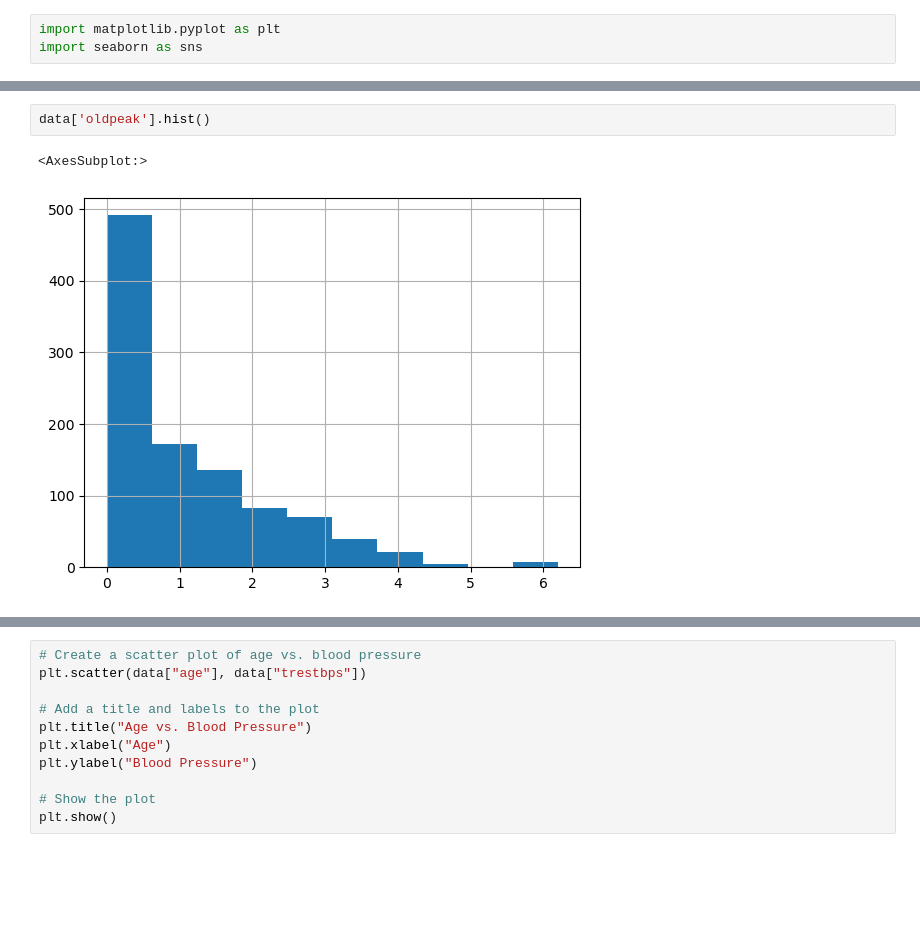
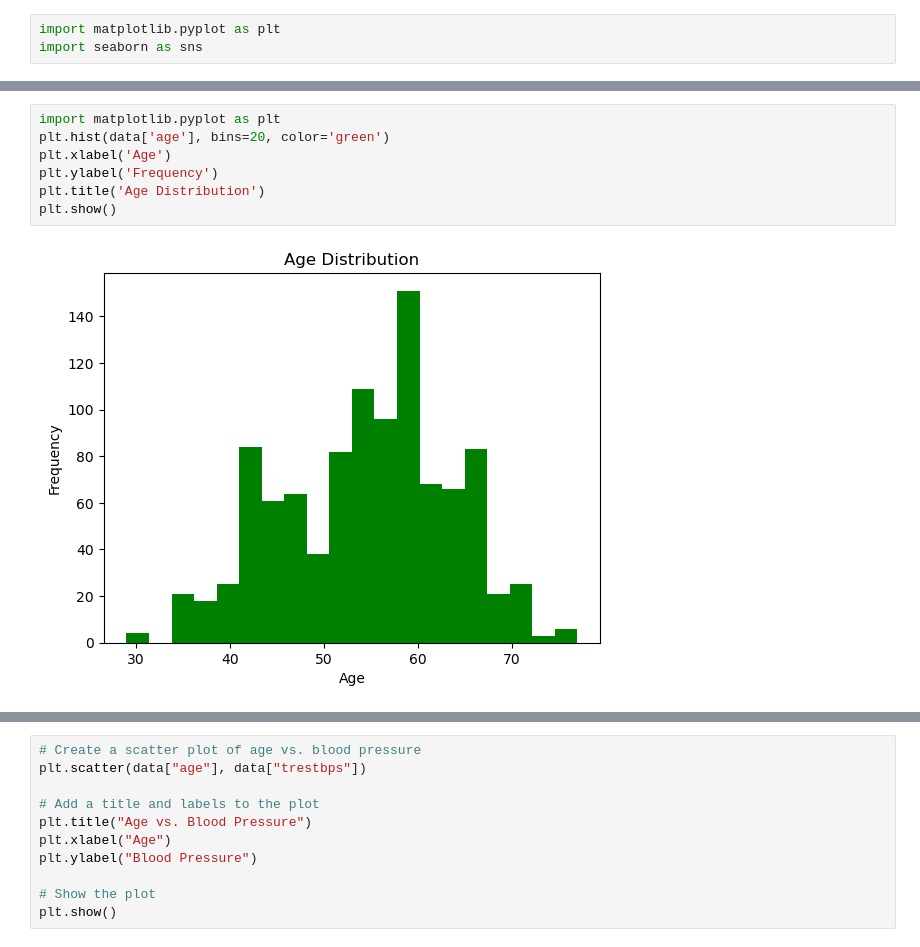
Before and after one commit to FiNiX-GaMmA/heart_diesease_ml_project, a Jupyter notebook: heart-disease-prediction-workbench.ipynb, the cells around one changed output, grey strips where cells are left out. Saved outputs shown, nothing was run; the diff lists cells and outputs as text; blank space fills up the shorter version.

```diff
--- a/heart-disease-prediction-workbench.ipynb
+++ b/heart-disease-prediction-workbench.ipynb
@@ -134,5 +120,9 @@ data['thalach'].hist()
-# %%
-data['oldpeak'].hist()
-# %% [output]
-<AxesSubplot:>
-[figure, removed]
+# %%
+import matplotlib.pyplot as plt
+plt.hist(data['age'], bins=20, color='green')
+plt.xlabel('Age')
+plt.ylabel('Frequency')
+plt.title('Age Distribution')
+plt.show()
+# %% [output]
+[figure, added]
```
Also changed, not shown: parts of 21 cells of this notebook.
